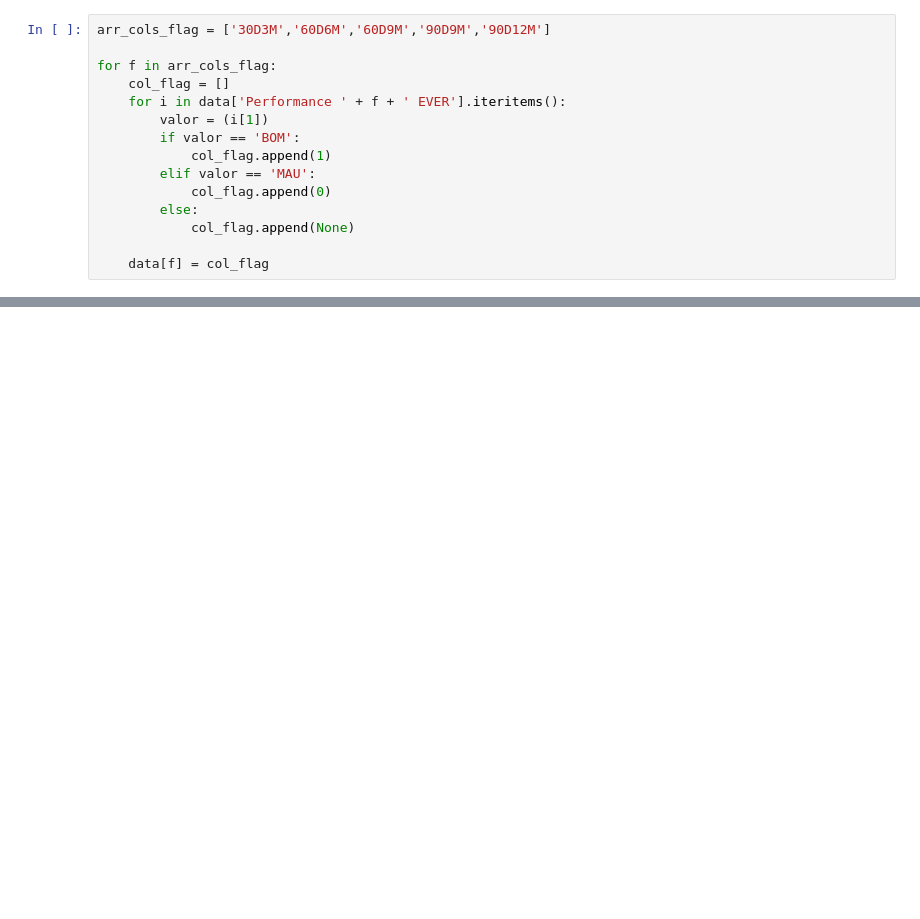
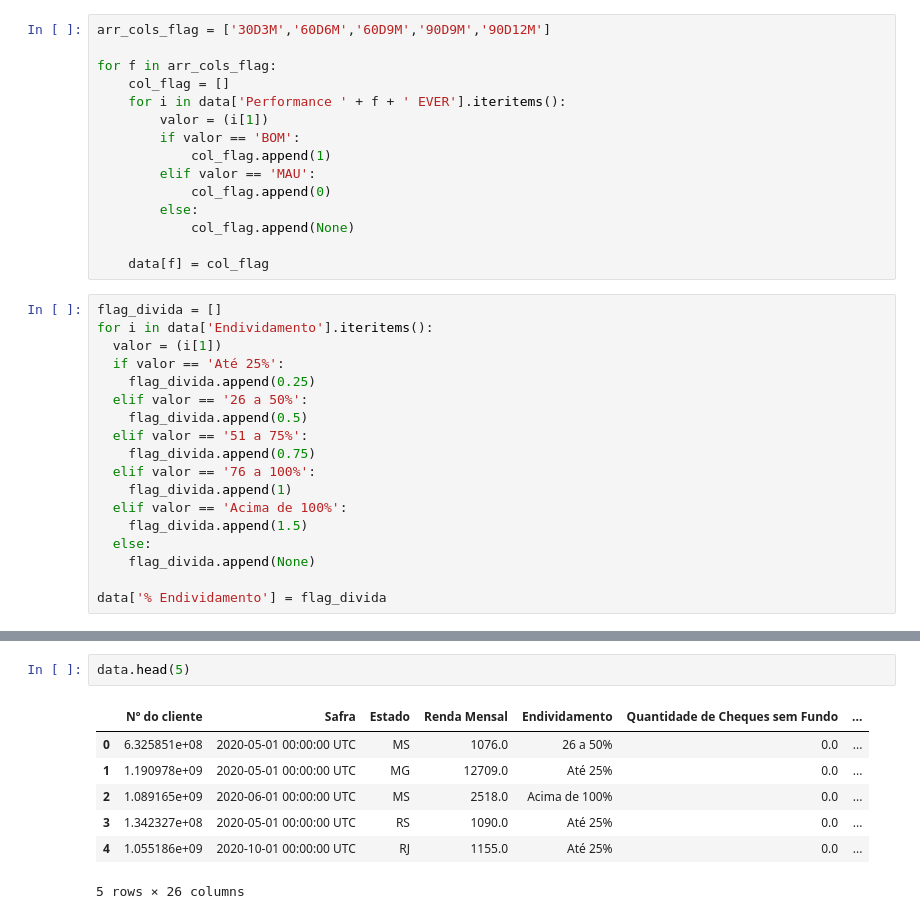
Before and after one commit to lorduakiti/diggi-teste, a Jupyter notebook: estudo_de_caso_diggi/analises/analise_arvore_randomica.ipynb, the cells around one changed output, grey strips where cells are left out. Cells and saved outputs as stored; diff of their text form; blank space fills up the shorter version.

```diff
--- a/estudo_de_caso_diggi/analises/analise_arvore_randomica.ipynb
+++ b/estudo_de_caso_diggi/analises/analise_arvore_randomica.ipynb
@@ -21,3 +30,21 @@ for f in arr_cols_flag:
             col_flag.append(None)
 
     data[f] = col_flag
+# %%
+flag_divida = []
+for i in data['Endividamento'].iteritems():
+  valor = (i[1])
+  if valor == 'Até 25%':
+    flag_divida.append(0.25)
+  elif valor == '26 a 50%':
+    flag_divida.append(0.5)
+  elif valor == '51 a 75%':
+    flag_divida.append(0.75)
+  elif valor == '76 a 100%':
+    flag_divida.append(1)
+  elif valor == 'Acima de 100%':
+    flag_divida.append(1.5)
+  else:
+    flag_divida.append(None)
+
+data['% Endividamento'] = flag_divida
@@ -24,2 +65,12 @@ for f in arr_cols_flag:
+# %%
+data.head(5)
+# %% [output]
+|  | Nº do cliente | Safra | Estado | Renda Mensal | Endividamento | Quantidade de Cheques sem Fundo | ... |
+| 0 | 6.325851e+08 | 2020-05-01 00:00:00 UTC | MS | 1076.0 | 26 a 50% | 0.0 | ... |
+| 1 | 1.190978e+09 | 2020-05-01 00:00:00 UTC | MG | 12709.0 | Até 25% | 0.0 | ... |
+| 2 | 1.089165e+09 | 2020-06-01 00:00:00 UTC | MS | 2518.0 | Acima de 100% | 0.0 | ... |
+| 3 | 1.342327e+08 | 2020-05-01 00:00:00 UTC | RS | 1090.0 | Até 25% | 0.0 | ... |
+| 4 | 1.055186e+09 | 2020-10-01 00:00:00 UTC | RJ | 1155.0 | Até 25% | 0.0 | ... |
+5 rows × 26 columns
 # %%
 data.describe()
```
Also changed, not shown: parts of 53 cells of this notebook.
